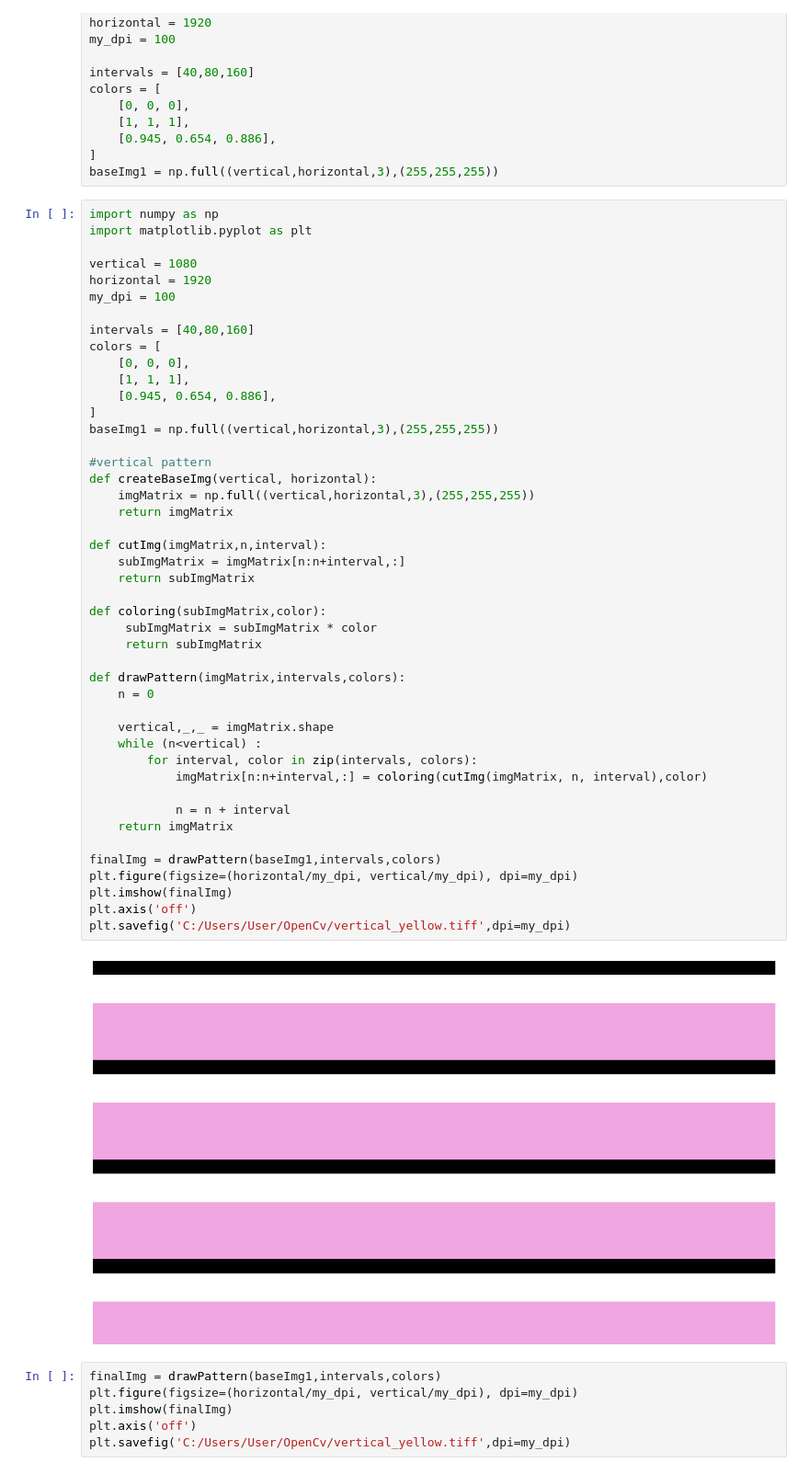
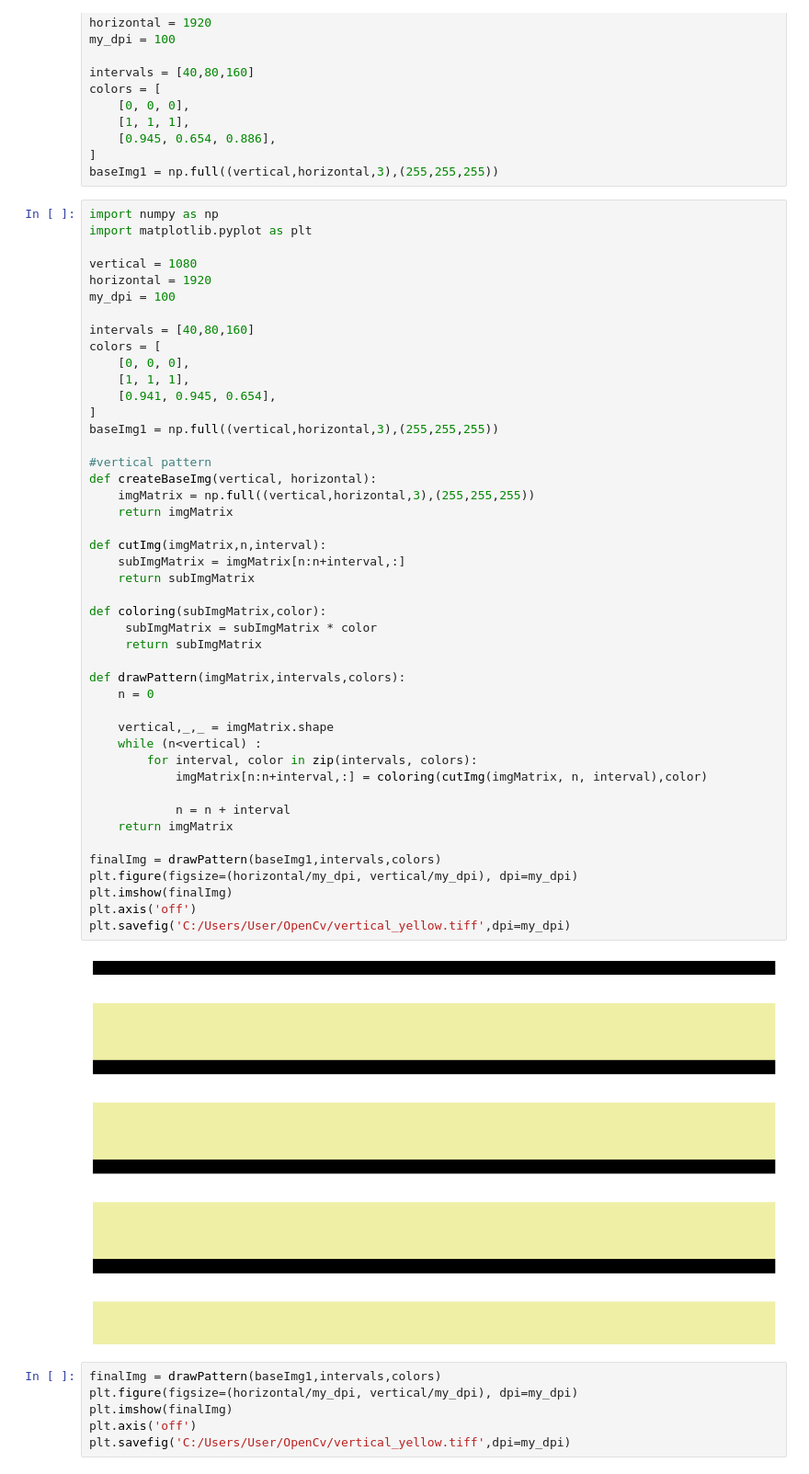
Before and after one commit to ElinWonyoungPARK/imageMatrix, a Jupyter notebook: finalImageMatrix.ipynb, the cells around one changed output. Shown: that part at 92% size. Saved outputs shown, nothing was run; the diff lists cells and outputs as text.

```diff
--- a/finalImageMatrix.ipynb
+++ b/finalImageMatrix.ipynb
@@ -72,41 +72,41 @@ intervals = [40,80,160]
 colors = [
     [0, 0, 0],
     [1, 1, 1],
-    [0.945, 0.654, 0.886],
+    [0.941, 0.945, 0.654],
 ]
 baseImg1 = np.full((vertical,horizontal,3),(255,255,255))
 
 #vertical pattern
 def createBaseImg(vertical, horizontal):
     imgMatrix = np.full((vertical,horizontal,3),(255,255,255))
     return imgMatrix
 
 def cutImg(imgMatrix,n,interval):
     subImgMatrix = imgMatrix[n:n+interval,:]
     return subImgMatrix
 
 def coloring(subImgMatrix,color):
      subImgMatrix = subImgMatrix * color
      return subImgMatrix
 
 def drawPattern(imgMatrix,intervals,colors):
     n = 0
 
     vertical,_,_ = imgMatrix.shape
     while (n<vertical) :
         for interval, color in zip(intervals, colors):
             imgMatrix[n:n+interval,:] = coloring(cutImg(imgMatrix, n, interval),color)
 
             n = n + interval
     return imgMatrix
 
 finalImg = drawPattern(baseImg1,intervals,colors)
 plt.figure(figsize=(horizontal/my_dpi, vertical/my_dpi), dpi=my_dpi)
 plt.imshow(finalImg)
 plt.axis('off')
 plt.savefig('C:/Users/User/OpenCv/vertical_yellow.tiff',dpi=my_dpi)
 # %% [output]
-[figure, old version]
+[figure, new version]
 # %%
 finalImg = drawPattern(baseImg1,intervals,colors)
 plt.figure(figsize=(horizontal/my_dpi, vertical/my_dpi), dpi=my_dpi)
```
Also changed, not shown: parts of 1 cell of this notebook, 3 other files.
